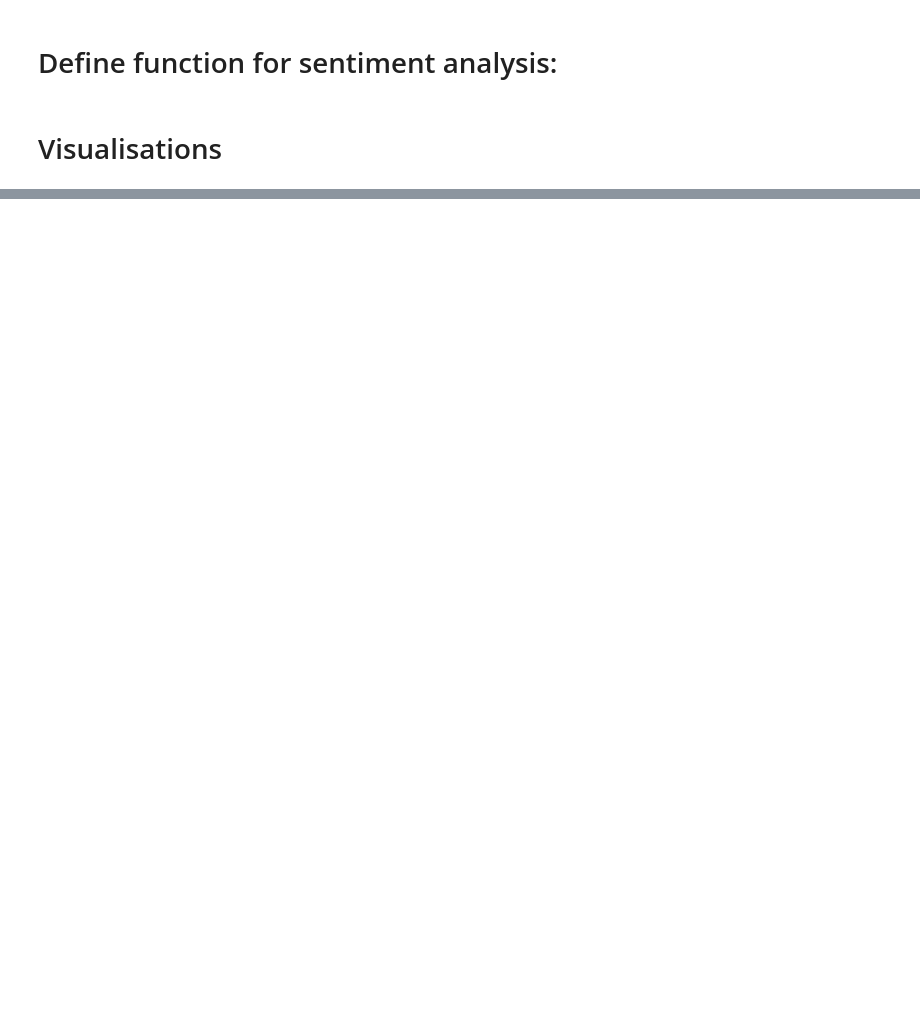
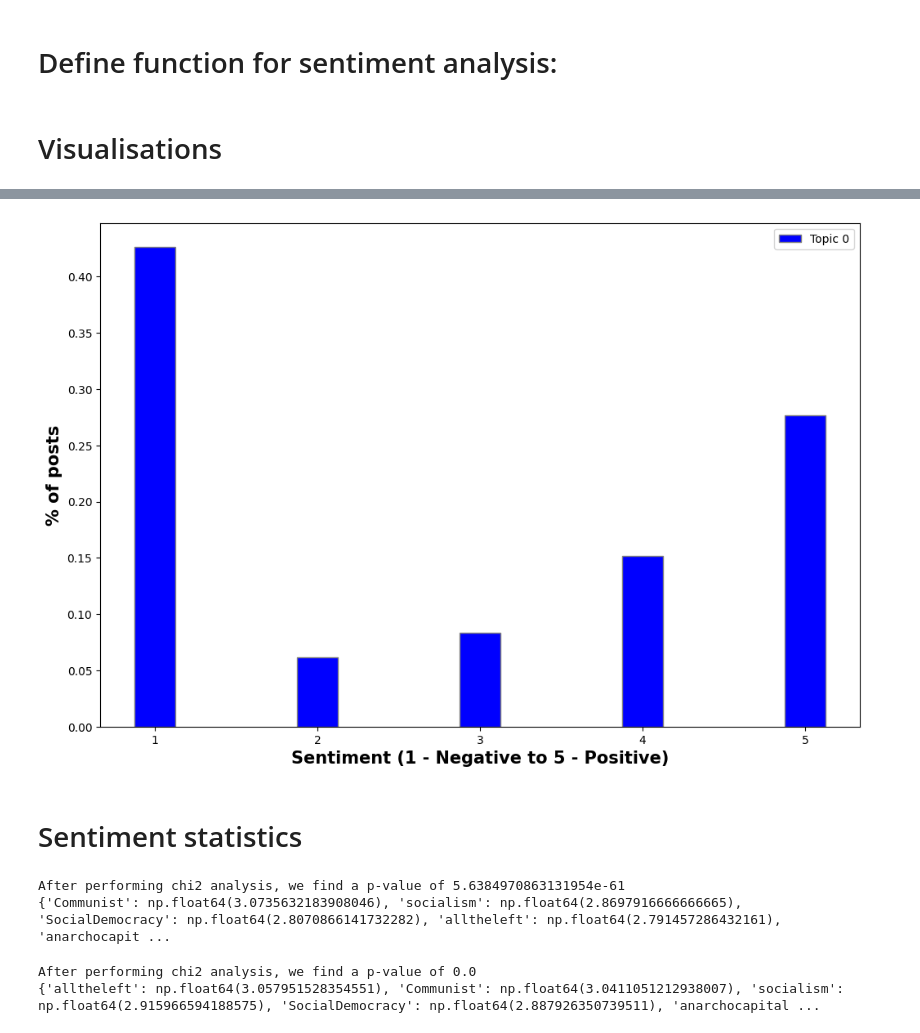
Before and after one commit to nathanaelambert/ConservativesLiberals, a Jupyter notebook: sentiment_analysis.ipynb, the cells around one changed output, grey strips where cells are left out. Saved outputs shown, nothing was run; the diff lists cells and outputs as text; code cells hidden in the pictures; blank space fills up the shorter version.

```diff
--- a/sentiment_analysis.ipynb
+++ b/sentiment_analysis.ipynb
@@ -117,0 +130,5 @@ plt.show()
+# %%
+df = pd.read_csv("data/reddit_posts_sentiment.csv")
+# %%
+df_topics = pd.read_csv("data/most_common_topic.csv")
+df_sentiment_topics = pd.concat([df_topics, df["Sentiment"].rename("Sentiment")], axis=1)
@@ -117,0 +141,71 @@ plt.show()
+# %%
+#Topic to analyse:
+topic = 0
+# %%
+df_topic = df_sentiment_topics[df_sentiment_topics["most_common_topic"] == topic]
+sentiments_topic_cat = df_topic.groupby("Sentiment").size().to_list()
+
+sentiments_topic_cat[:] = [x / len(df_topic) for x in sentiments_topic_cat]
+fig = plt.subplots(figsize =(12, 8))
+
+br1 = np.arange(len(sentiments_topic_cat))
+
+plt.bar(br1, sentiments_topic_cat, color ='b', width = barWidth,
+        edgecolor ='grey', label =f'Topic {topic}')
+
+plt.xlabel('Sentiment (1 - Negative to 5 - Positive)', fontweight ='bold', fontsize = 15)
+plt.ylabel('% of posts', fontweight ='bold', fontsize = 15)
+plt.xticks([r for r in range(len(sentiments_topic_cat))],
+        ['1', '2', '3', '4', '5'])
+
+plt.legend()
+plt.show()
+# %% [output]
+[figure, added]
+# %% [markdown]
+# Sentiment statistics
+# %%
+# Sentiments per subreddit (not-weighted)
+list_of_subreddits = set(df["Subreddit"].to_list())
+distributions = []
+subreddit_averages = {}
+for subreddit in list_of_subreddits:
+    num_sub_posts = df.groupby("Subreddit").size()[subreddit]
+    sub_distribution = df[df["Subreddit"] == subreddit].groupby(by="Sentiment").size().to_list()
+    distributions.append(sub_distribution)
+    subreddit_averages[subreddit] = sum((rating + 1) * count for rating, count in enumerate(sub_distribution)) / num_sub_posts
+
+print(f"After performing chi2 analysis, we find a p-value of {chisquare_analysis(distributions)}")
+
+# Print the subreddits per average of sentiments
+subreddit_averages = dict(sorted(subreddit_averages.items(), reverse=True, key=lambda item: item[1]))
+print(subreddit_averages)
+# %% [output]
+After performing chi2 analysis, we find a p-value of 5.6384970863131954e-61
+{'Communist': np.float64(3.0735632183908046), 'socialism': np.float64(2.8697916666666665), 'SocialDemocracy': np.float64(2.8070866141732282), 'alltheleft': np.float64(2.791457286432161), 'anarchocapit ...
+# %%
+# Sentiments per subreddit (weighted)
+list_of_subreddits = set(df["Subreddit"].to_list())
+
+distributions = []
+subreddit_averages = {}
+
+for subreddit in list_of_subreddits:
+    sentiment_sub_weighted = [0,0,0,0,0]
+
+    subreddit_posts = df[df["Subreddit"] == subreddit]
+    for i in range(len(subreddit_posts)):
+        post = subreddit_posts.iloc[i]
+        sentiment_sub_weighted[post["Sentiment"]-1] += post["Score"]
+
+    distributions.append(sentiment_sub_weighted)
+    subreddit_averages[subreddit] = sum((rating + 1) * count for rating, count in enumerate(sentiment_sub_weighted)) / sum(sentiment_sub_weighted)
+
+print(f"After performing chi2 analysis, we find a p-value of {chisquare_analysis(distributions)}")
+
+# Print the subreddits per average of sentiments
+subreddit_averages = dict(sorted(subreddit_averages.items(), reverse=True, key=lambda item: item[1]))
+print(subreddit_averages)
+# %% [output]
+After performing chi2 analysis, we find a p-value of 0.0
+{'alltheleft': np.float64(3.057951528354551), 'Communist': np.float64(3.0411051212938007), 'socialism': np.float64(2.915966594188575), 'SocialDemocracy': np.float64(2.887926350739511), 'anarchocapital ...
```
Also changed, not shown: parts of 12 cells of this notebook, 7 other files.
